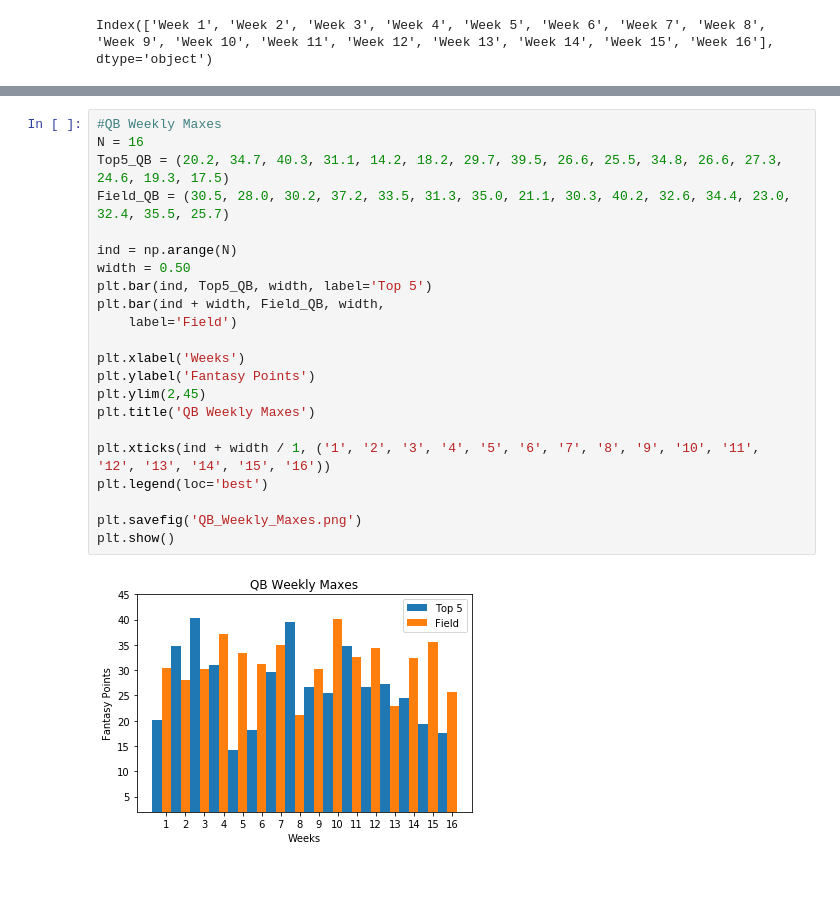
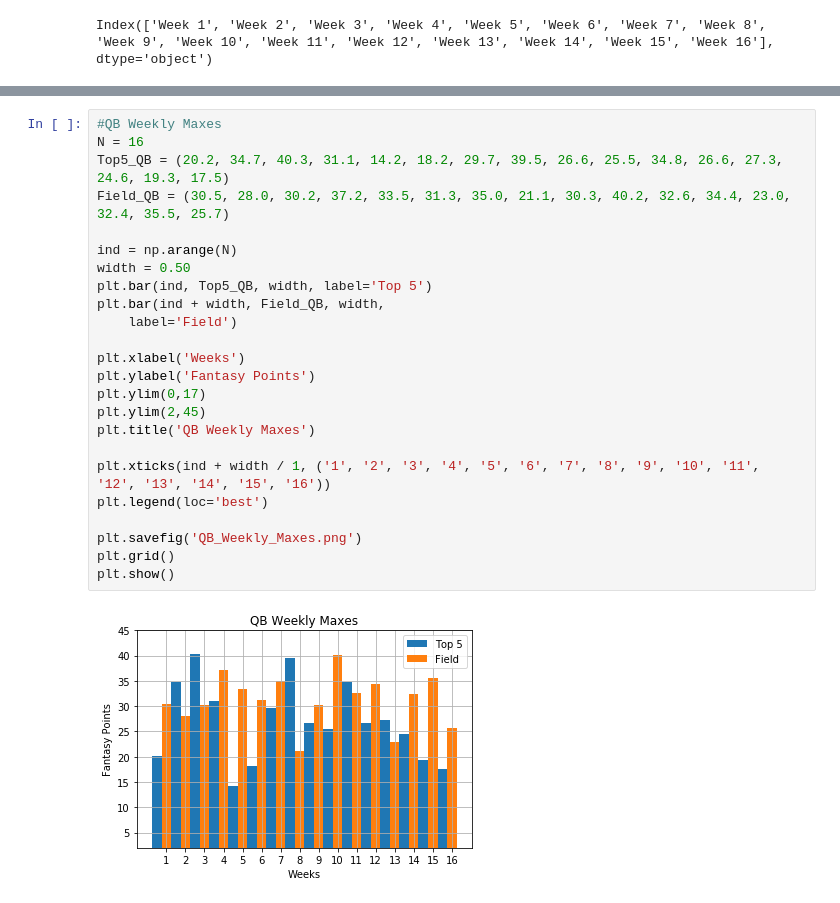
Before and after one commit to MTMUTH/Group_Project_01, a Jupyter notebook: FFL_CleanData_BB_v2.ipynb, the cells around one changed output, grey strips where cells are left out. Saved outputs shown, nothing was run; the diff lists cells and outputs as text.

```diff
--- a/FFL_CleanData_BB_v2.ipynb
+++ b/FFL_CleanData_BB_v2.ipynb
@@ -423,24 +431,26 @@ plt.show()
 # %%
 #QB Weekly Maxes
 N = 16
 Top5_QB = (20.2, 34.7, 40.3, 31.1, 14.2, 18.2, 29.7, 39.5, 26.6, 25.5, 34.8, 26.6, 27.3, 24.6, 19.3, 17.5)
 Field_QB = (30.5, 28.0, 30.2, 37.2, 33.5, 31.3, 35.0, 21.1, 30.3, 40.2, 32.6, 34.4, 23.0, 32.4, 35.5, 25.7)
 
 ind = np.arange(N)
 width = 0.50
 plt.bar(ind, Top5_QB, width, label='Top 5')
 plt.bar(ind + width, Field_QB, width,
     label='Field')
 
 plt.xlabel('Weeks')
 plt.ylabel('Fantasy Points')
+plt.ylim(0,17)
 plt.ylim(2,45)
 plt.title('QB Weekly Maxes')
 
 plt.xticks(ind + width / 1, ('1', '2', '3', '4', '5', '6', '7', '8', '9', '10', '11', '12', '13', '14', '15', '16'))
 plt.legend(loc='best')
 
 plt.savefig('QB_Weekly_Maxes.png')
+plt.grid()
 plt.show()
 # %% [output]
-[figure, old version]
+[figure, new version]
```
Also changed, not shown: parts of 2 cells of this notebook, 2 other files.
